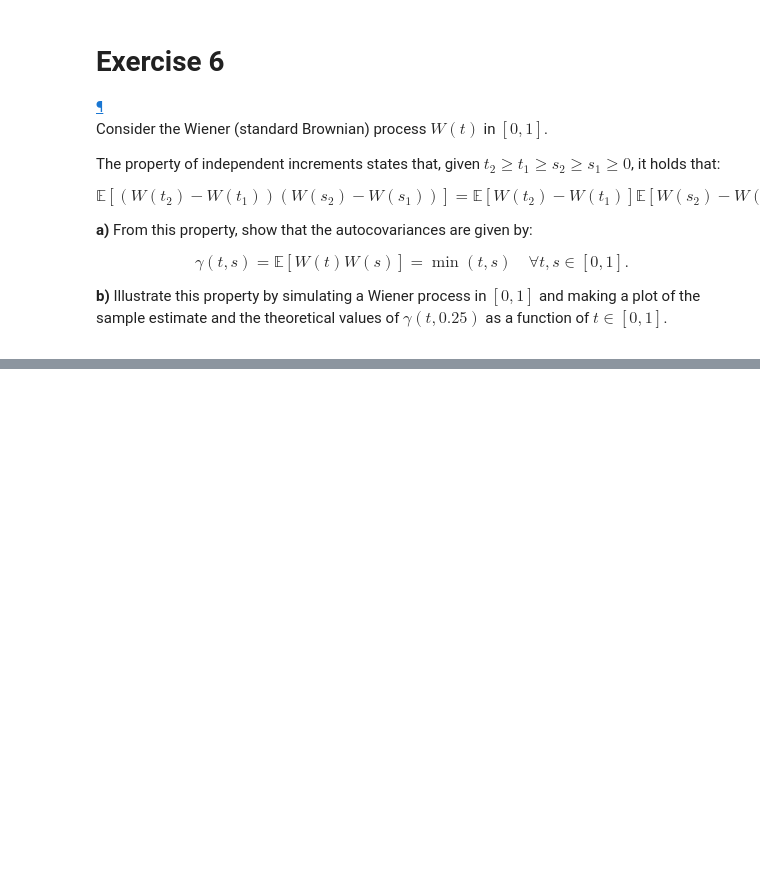
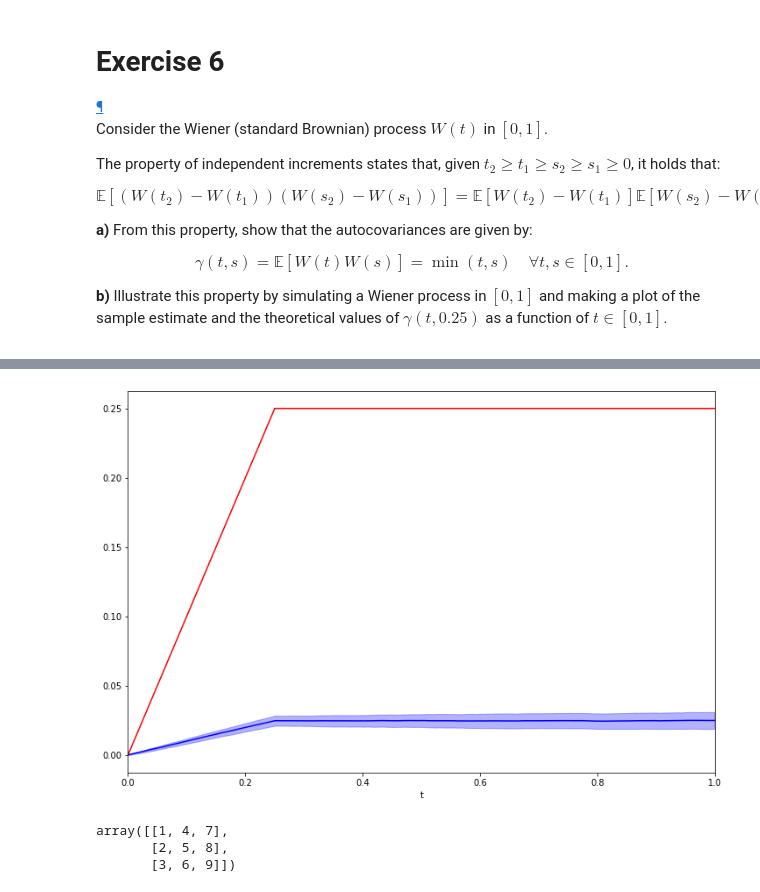
Before and after one commit to Ocete/mcd-pe-continuo, a Jupyter notebook: P1/ejercicios.ipynb, the cells around one changed output, grey strips where cells are left out. Saved outputs shown, nothing was run; the diff lists cells and outputs as text; code cells hidden in the pictures; blank space fills up the shorter version.

```diff
--- a/P1/ejercicios.ipynb
+++ b/P1/ejercicios.ipynb
@@ -510,0 +511,45 @@ for trayectory in trayectories:
+# %%
+def estimate_covariance(fixed_t=0.25, initial_value=0, t0=0, t1=1, delta_t=0.001, n_processes=1):
+    t, trayectories = simulate_wiener_process(initial_value=initial_value,
+        t0=t0, t1=t1, delta_t=delta_t, n_processes=n_processes)
+    fixed_index = np.where(t==fixed_t)[0][0]
+    fixed_time_samples = trayectories.T[fixed_index]
+    cov = [ np.dot(time_sample, fixed_time_samples) for time_sample in trayectories.T ]
+    return t, cov
+
+def subplot_mean_and_std(axis, x, mean, std, color='b',
+                         xlims=None, ylims=None, xlabel=None, ylabel=None, title=None):
+    axis.plot(x, mean, color=color)
+    axis.fill_between(x, mean-std, mean+std, color=color, alpha=.3)
+    if xlims is not None: axis.set_xlim(xlims)
+    if ylims is not None: axis.set_ylim(ylims)
+    if xlabel is not None: axis.set_xlabel(xlabel)
+    if xlabel is not None: axis.set_xlabel(xlabel)
+    if title is not None: axis.set_title(title)
+
+def plot_estimated_covariance(fixed_t=0.25, initial_value=0, t0=0, t1=1,
+                              delta_t=0.001, n_processes=100, n_estimations=100):
+    t =  np.arange(t0, t1, delta_t)
+    cov_estimations = [
+        estimate_covariance(fixed_t=fixed_t, initial_value=initial_value,
+                            t0=t0, t1=t1, delta_t=delta_t, n_processes=n_processes)[1]
+        for _ in range(n_estimations)
+    ]
+    cov_mean, cov_std = np.mean(cov_estimations, axis=0), np.std(cov_estimations, axis=0)
+
+    # Plotting
+    plt.figure(figsize=(12, 8))
+    subplot_mean_and_std(plt.gca(), t, cov_mean, cov_std, xlims=[0,1],
+                         xlabel='t', ylabel='Cov[ W(t), W({}) ]'.format(fixed_t))
+    plt.plot([0, fixed_t, 1], [0, fixed_t, fixed_t], color='red')
+
+plot_estimated_covariance()
+# %% [output]
+[figure, added]
+# %%
+a = np.array([[1,2,3],[4,5,6],[7,8,9]])
+a.T
+# %% [output]
+array([[1, 4, 7],
+       [2, 5, 8],
+       [3, 6, 9]])
```
Also changed, not shown: parts of 2 cells of this notebook.
